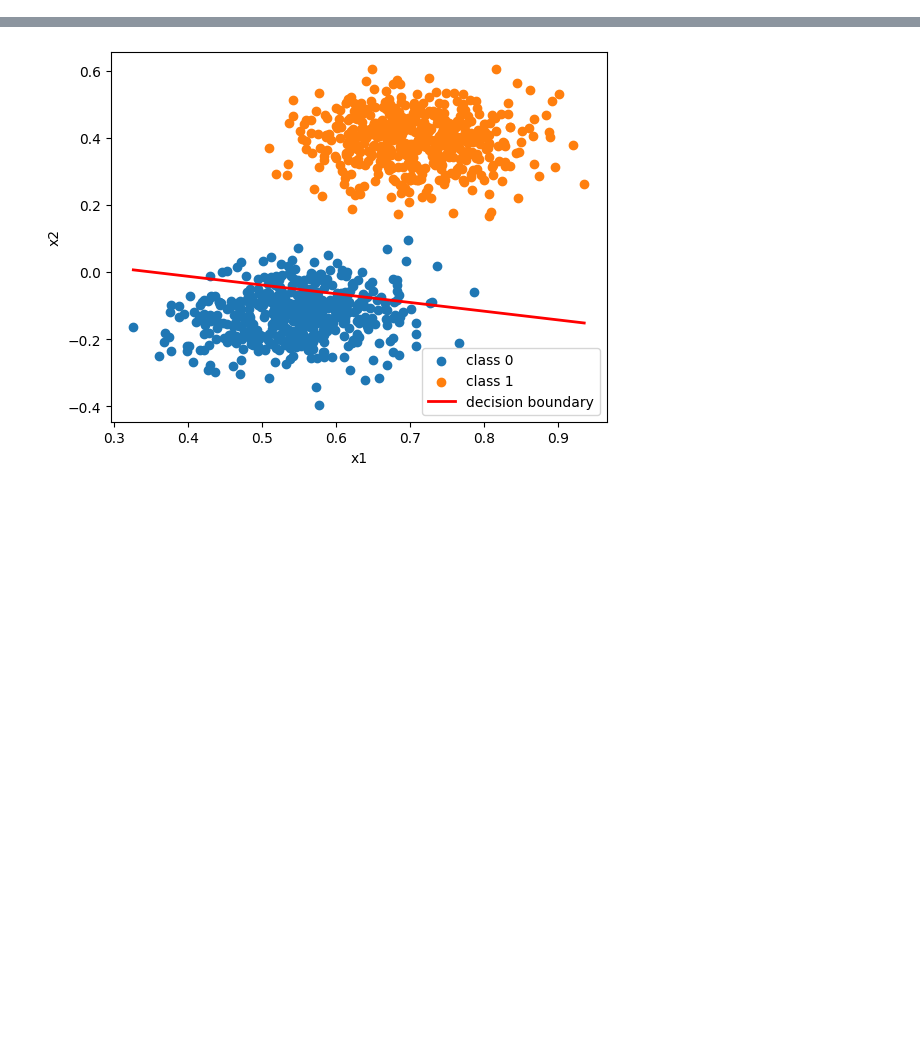
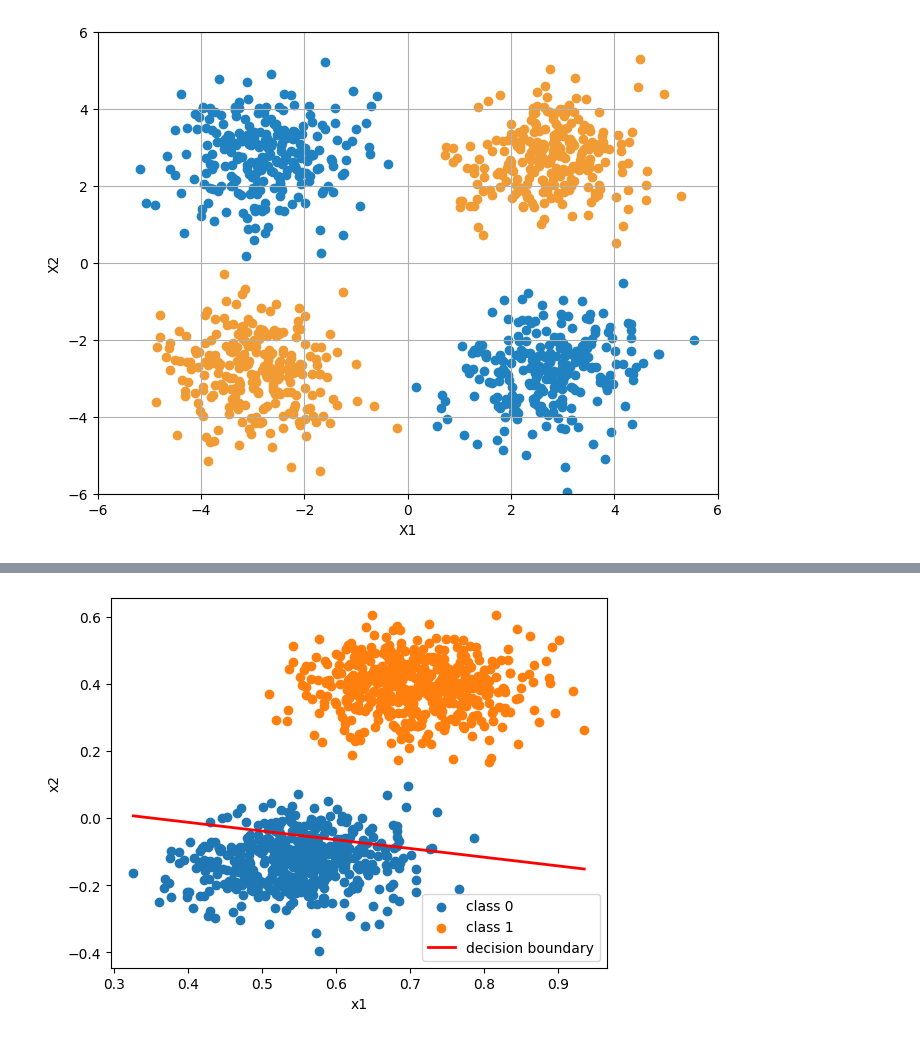
Before and after one commit to F1ameX/Modern-Methods-of-Deep-Machine-Learning, a Jupyter notebook: 2_elementary_perceptron/2_elementary_perceptron.ipynb, the cells around one changed output, grey strips where cells are left out. Drawn from its saved outputs; the diff is of its cells as text; code cells hidden in the pictures; blank space fills up the shorter version.

```diff
--- a/2_elementary_perceptron/2_elementary_perceptron.ipynb
+++ b/2_elementary_perceptron/2_elementary_perceptron.ipynb
@@ -363,0 +368,6 @@ elementary_perceptron.fit(X, y, random_state = 52, learning_rate = 0.003, n_epoc
+# %%
+X, y = make_xor(n_samples = 1000, scale = 2.75, noise = 0.875)
+
+draw_distribution(X, y)
+# %% [output]
+[figure, added]
```
Also changed, not shown: parts of 36 cells of this notebook.
